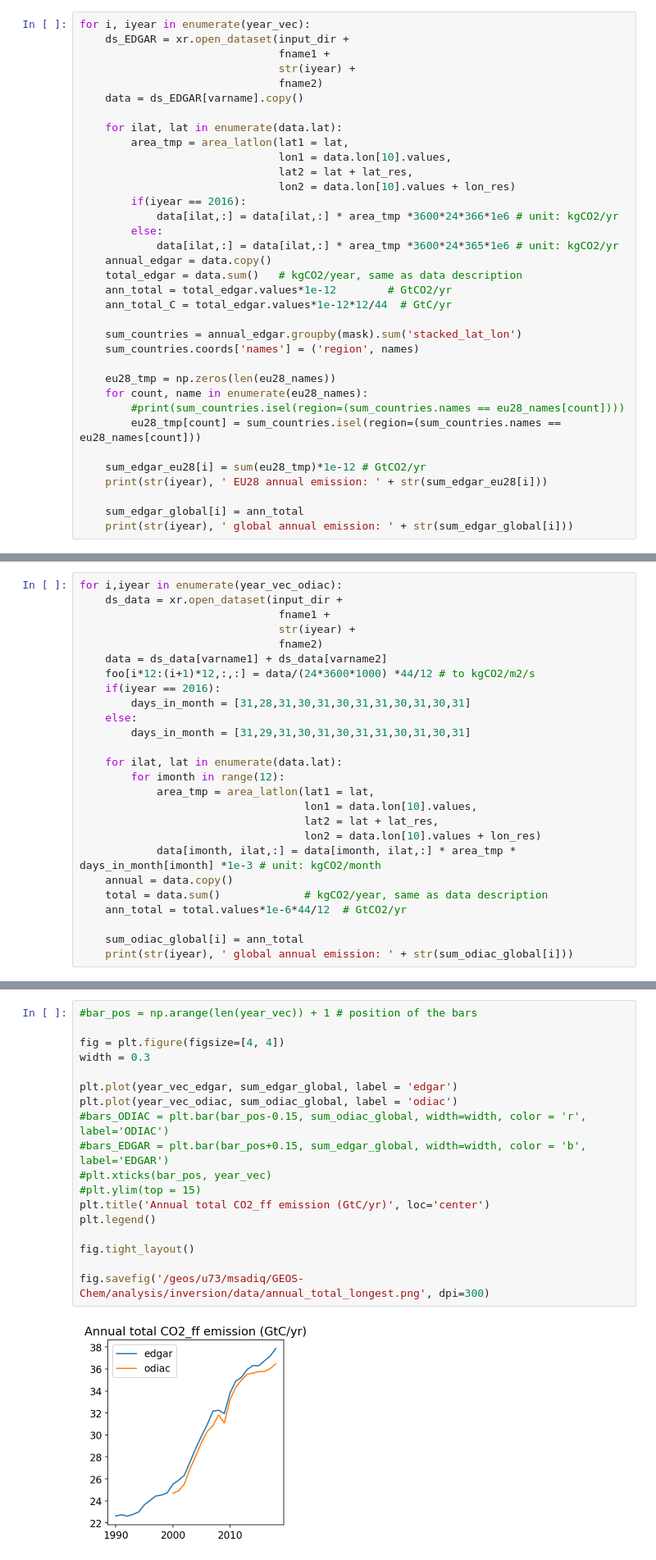
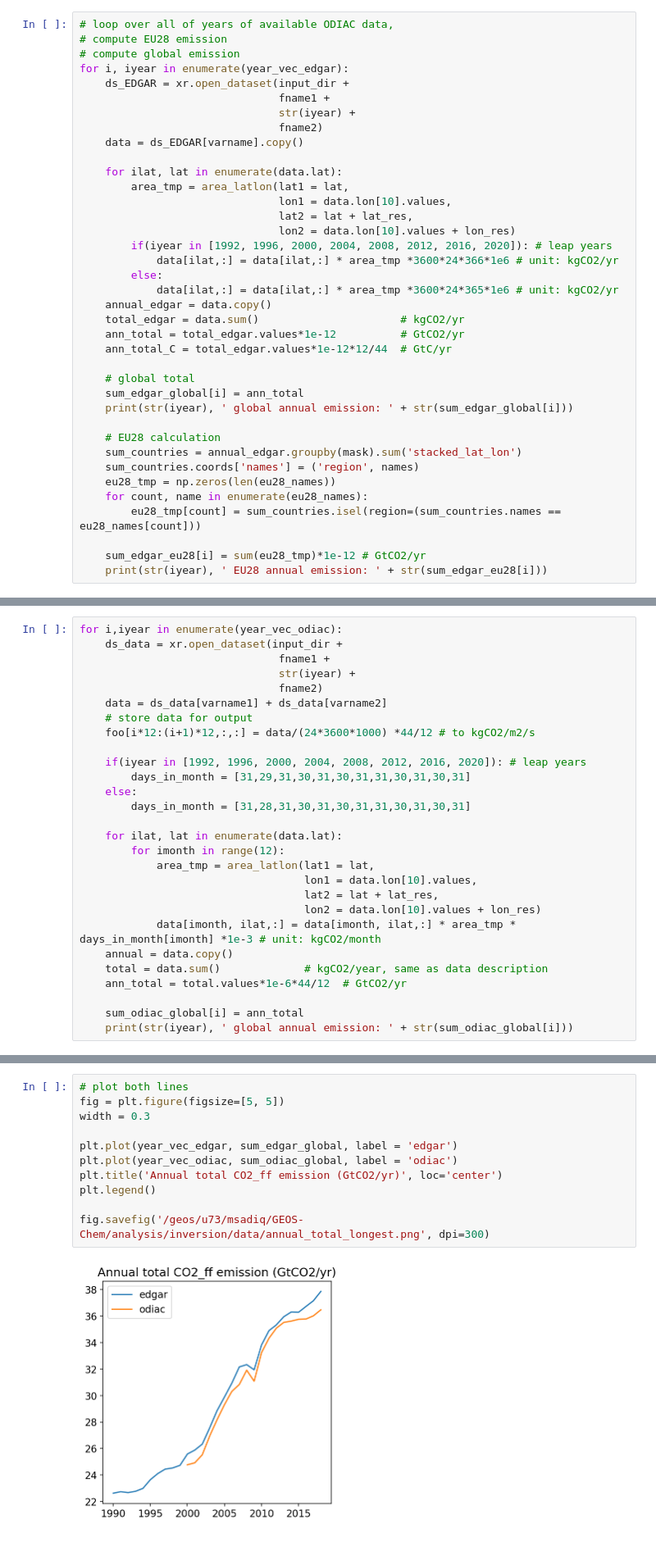
Before and after one commit to MehliyarSadiq/geoschem_simulations, a Jupyter notebook: forward/python/ffCO2_emission.ipynb, the cells around one changed output, grey strips where cells are left out. Shown: that part at 82% size. Cells and saved outputs as stored; diff of their text form.

```diff
--- a/forward/python/ffCO2_emission.ipynb
+++ b/forward/python/ffCO2_emission.ipynb
@@ -93,7 +108,10 @@ array(['Fiji', 'Tanzania', 'W. Sahara', 'Canada',
        'Rwanda', 'Bosnia and Herz.', 'Macedonia', 'Serbia', 'Montenegro',
        'Kosovo', 'Trinidad and Tobago', 'S. Sudan'], dtype='<U24')
 # %%
-for i, iyear in enumerate(year_vec):
+# loop over all of years of available ODIAC data,
+# compute EU28 emission
+# compute global emission
+for i, iyear in enumerate(year_vec_edgar):
     ds_EDGAR = xr.open_dataset(input_dir +
                                fname1 +
                                str(iyear) +
@@ -105,26 +123,26 @@ for i, iyear in enumerate(year_vec):
                                lon1 = data.lon[10].values,
                                lat2 = lat + lat_res,
                                lon2 = data.lon[10].values + lon_res)
-        if(iyear == 2016):
+        if(iyear in [1992, 1996, 2000, 2004, 2008, 2012, 2016, 2020]): # leap years
             data[ilat,:] = data[ilat,:] * area_tmp *3600*24*366*1e6 # unit: kgCO2/yr
         else:
             data[ilat,:] = data[ilat,:] * area_tmp *3600*24*365*1e6 # unit: kgCO2/yr
     annual_edgar = data.copy()
-    total_edgar = data.sum()   # kgCO2/year, same as data description
-    ann_total = total_edgar.values*1e-12        # GtCO2/yr
+    total_edgar = data.sum()                      # kgCO2/yr
+    ann_total = total_edgar.values*1e-12          # GtCO2/yr
     ann_total_C = total_edgar.values*1e-12*12/44  # GtC/yr
 
+    # global total
+    sum_edgar_global[i] = ann_total
+    print(str(iyear), ' global annual emission: ' + str(sum_edgar_global[i]))
+
+    # EU28 calculation
     sum_countries = annual_edgar.groupby(mask).sum('stacked_lat_lon')
     sum_countries.coords['names'] = ('region', names)
-
     eu28_tmp = np.zeros(len(eu28_names))
     for count, name in enumerate(eu28_names):
-        #print(sum_countries.isel(region=(sum_countries.names == eu28_names[count])))
         eu28_tmp[count] = sum_countries.isel(region=(sum_countries.names == eu28_names[count]))
 
     sum_edgar_eu28[i] = sum(eu28_tmp)*1e-12 # GtCO2/yr
     print(str(iyear), ' EU28 annual emission: ' + str(sum_edgar_eu28[i]))
-
-    sum_edgar_global[i] = ann_total
-    print(str(iyear), ' global annual emission: ' + str(sum_edgar_global[i]))
 # %% [output]
@@ -225,11 +231,13 @@ for i,iyear in enumerate(year_vec_odiac):
                                str(iyear) +
                                fname2)
     data = ds_data[varname1] + ds_data[varname2]
+    # store data for output
     foo[i*12:(i+1)*12,:,:] = data/(24*3600*1000) *44/12 # to kgCO2/m2/s
-    if(iyear == 2016):
+
+    if(iyear in [1992, 1996, 2000, 2004, 2008, 2012, 2016, 2020]): # leap years
+        days_in_month = [31,29,31,30,31,30,31,31,30,31,30,31]
+    else:
         days_in_month = [31,28,31,30,31,30,31,31,30,31,30,31]
-    else:
-        days_in_month = [31,29,31,30,31,30,31,31,30,31,30,31]
 
     for ilat, lat in enumerate(data.lat):
         for imonth in range(12):
@@ -272,20 +275,13 @@ plt.plot(year_vec_odiac, sum_odiac_global)
 # %%
-#bar_pos = np.arange(len(year_vec)) + 1 # position of the bars
-
-fig = plt.figure(figsize=[4, 4])
+# plot both lines
+fig = plt.figure(figsize=[5, 5])
 width = 0.3
 
 plt.plot(year_vec_edgar, sum_edgar_global, label = 'edgar')
 plt.plot(year_vec_odiac, sum_odiac_global, label = 'odiac')
-#bars_ODIAC = plt.bar(bar_pos-0.15, sum_odiac_global, width=width, color = 'r', label='ODIAC')
-#bars_EDGAR = plt.bar(bar_pos+0.15, sum_edgar_global, width=width, color = 'b', label='EDGAR')
-#plt.xticks(bar_pos, year_vec)
-#plt.ylim(top = 15)
-plt.title('Annual total CO2_ff emission (GtC/yr)', loc='center')
+plt.title('Annual total CO2_ff emission (GtCO2/yr)', loc='center')
 plt.legend()
 
-fig.tight_layout()
-
 fig.savefig('/geos/u73/msadiq/GEOS-Chem/analysis/inversion/data/annual_total_longest.png', dpi=300)
 # %% [output]
-[figure, old version]
+[figure, new version]
```
Also changed, not shown: parts of 14 cells of this notebook, 1 other file.
